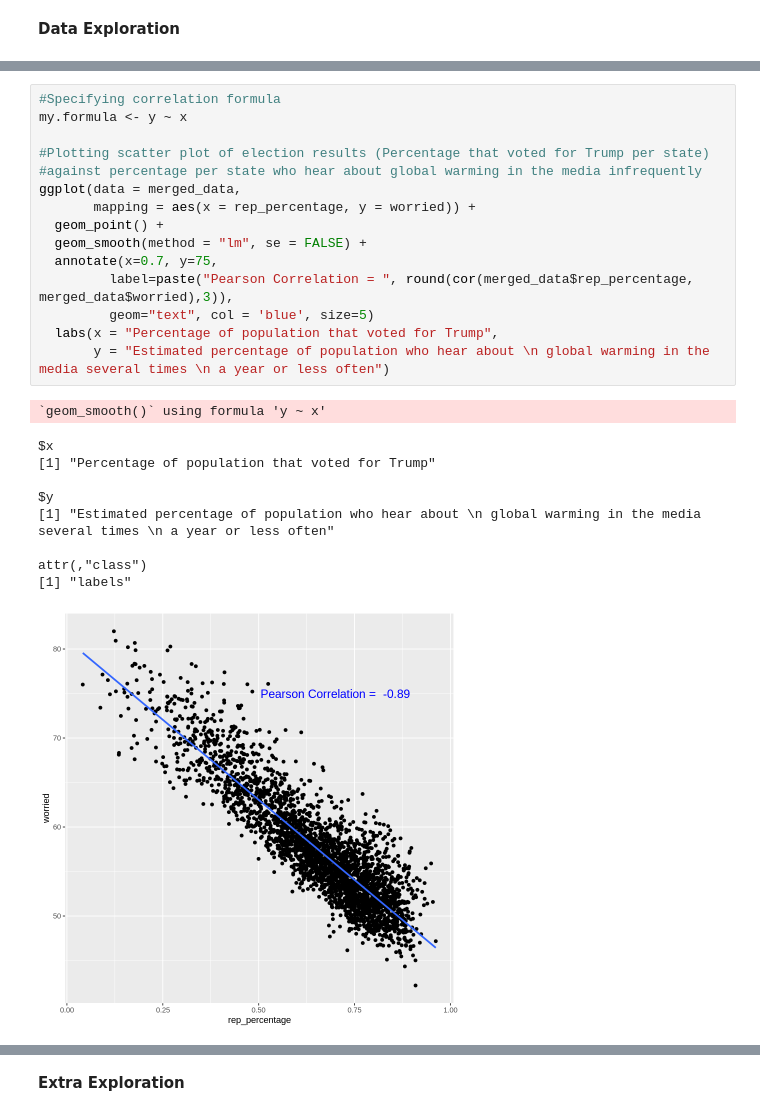
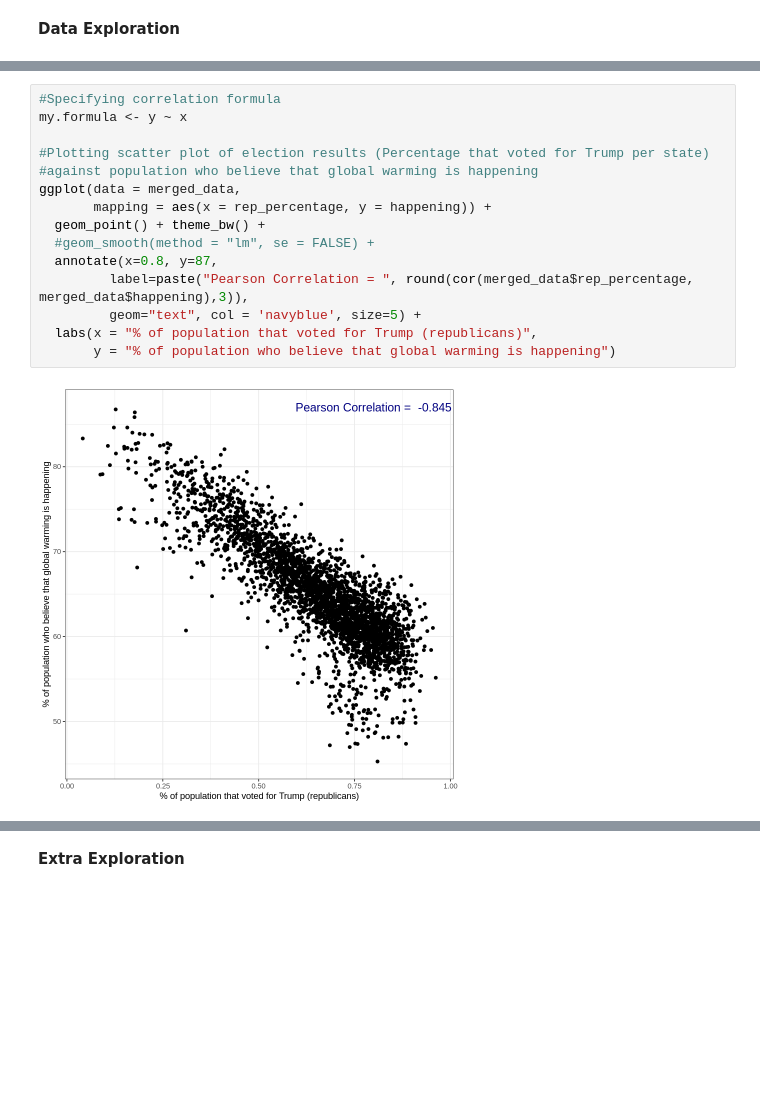
Before and after one commit to Albion-Krasniqi/Data-driven-research, a Jupyter notebook: [Albion]_Data_Driven_Exploration_NS125_Assignment.ipynb, the cells around one changed output, grey strips where cells are left out. Saved outputs shown, nothing was run; the diff lists cells and outputs as text; blank space fills up the shorter version.

```diff
--- a/[Albion]_Data_Driven_Exploration_NS125_Assignment.ipynb
+++ b/[Albion]_Data_Driven_Exploration_NS125_Assignment.ipynb
@@ -94,26 +94,17 @@ corrgram(merged_data[,columns],
 # %%
 #Specifying correlation formula
 my.formula <- y ~ x
 
 #Plotting scatter plot of election results (Percentage that voted for Trump per state)
-#against percentage per state who hear about global warming in the media infrequently
+#against population who believe that global warming is happening
 ggplot(data = merged_data,
-       mapping = aes(x = rep_percentage, y = worried)) +
-  geom_point() +
-  geom_smooth(method = "lm", se = FALSE) +
-  annotate(x=0.7, y=75,
-         label=paste("Pearson Correlation = ", round(cor(merged_data$rep_percentage, merged_data$worried),3)),
-         geom="text", col = 'blue', size=5)
-  labs(x = "Percentage of population that voted for Trump",
-       y = "Estimated percentage of population who hear about \n global warming in the media several times \n a year or less often")
+       mapping = aes(x = rep_percentage, y = happening)) +
+  geom_point() + theme_bw() +
+  #geom_smooth(method = "lm", se = FALSE) +
+  annotate(x=0.8, y=87,
+         label=paste("Pearson Correlation = ", round(cor(merged_data$rep_percentage, merged_data$happening),3)),
+         geom="text", col = 'navyblue', size=5) +
+  labs(x = "% of population that voted for Trump (republicans)",
+       y = "% of population who believe that global warming is happening")
 # %% [output]
-`geom_smooth()` using formula 'y ~ x'
-$x
-[1] "Percentage of population that voted for Trump"
-
-$y
-[1] "Estimated percentage of population who hear about \n global warming in the media several times \n a year or less often"
-
-attr(,"class")
-[1] "labels"
-[figure, old version]
+[figure, new version]
```
Also changed, not shown: parts of 14 cells of this notebook.
